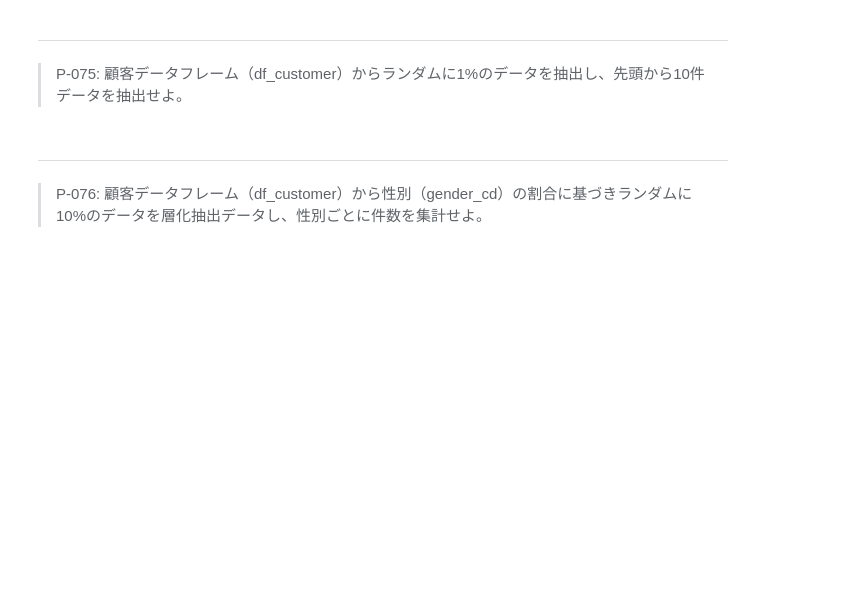
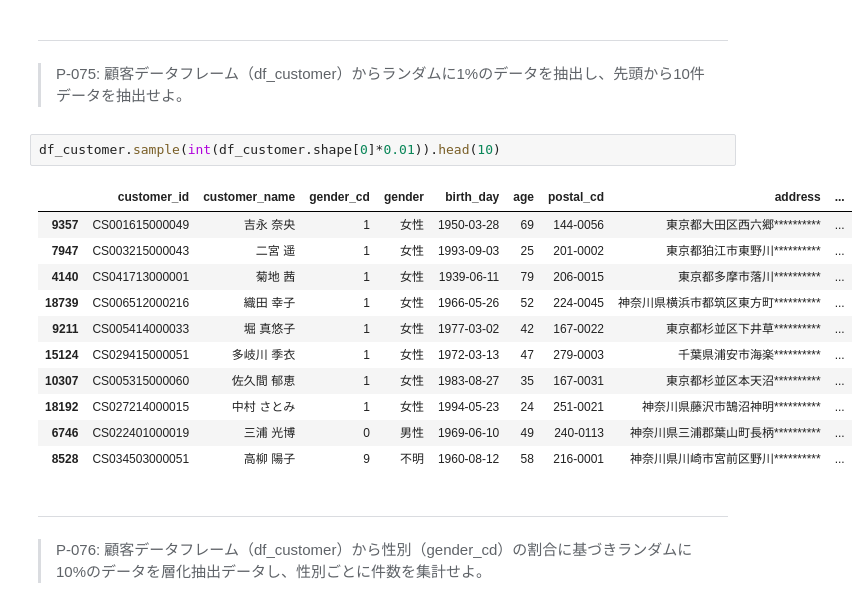
Before and after one commit to steve-kohriyama/100knocks-preprocess_answer_33674883, a Jupyter notebook: preprocess_knock_Python.ipynb, the cells around one changed output. Cells and saved outputs as stored; diff of their text form; blank space fills up the shorter version.

```diff
--- a/preprocess_knock_Python.ipynb
+++ b/preprocess_knock_Python.ipynb
@@ -1556,6 +1613,20 @@ df_071.sort_values('customer_id').head(10)# cheat
 # %% [markdown]
 ---
 > P-075: 顧客データフレーム（df_customer）からランダムに1%のデータを抽出し、先頭から10件データを抽出せよ。
+# %%
+df_customer.sample(int(df_customer.shape[0]*0.01)).head(10)
+# %% [output]
+|  | customer_id | customer_name | gender_cd | gender | birth_day | age | postal_cd | address | ... |
+| 9357 | CS001615000049 | 吉永 奈央 | 1 | 女性 | 1950-03-28 | 69 | 144-0056 | 東京都大田区西六郷********** | ... |
+| 7947 | CS003215000043 | 二宮 遥 | 1 | 女性 | 1993-09-03 | 25 | 201-0002 | 東京都狛江市東野川********** | ... |
+| 4140 | CS041713000001 | 菊地 茜 | 1 | 女性 | 1939-06-11 | 79 | 206-0015 | 東京都多摩市落川********** | ... |
+| 18739 | CS006512000216 | 織田 幸子 | 1 | 女性 | 1966-05-26 | 52 | 224-0045 | 神奈川県横浜市都筑区東方町********** | ... |
+| 9211 | CS005414000033 | 堀 真悠子 | 1 | 女性 | 1977-03-02 | 42 | 167-0022 | 東京都杉並区下井草********** | ... |
+| 15124 | CS029415000051 | 多岐川 季衣 | 1 | 女性 | 1972-03-13 | 47 | 279-0003 | 千葉県浦安市海楽********** | ... |
+| 10307 | CS005315000060 | 佐久間 郁恵 | 1 | 女性 | 1983-08-27 | 35 | 167-0031 | 東京都杉並区本天沼********** | ... |
+| 18192 | CS027214000015 | 中村 さとみ | 1 | 女性 | 1994-05-23 | 24 | 251-0021 | 神奈川県藤沢市鵠沼神明********** | ... |
+| 6746 | CS022401000019 | 三浦 光博 | 0 | 男性 | 1969-06-10 | 49 | 240-0113 | 神奈川県三浦郡葉山町長柄********** | ... |
+| 8528 | CS034503000051 | 高柳 陽子 | 9 | 不明 | 1960-08-12 | 58 | 216-0001 | 神奈川県川崎市宮前区野川********** | ... |
 # %% [markdown]
 ---
 > P-076: 顧客データフレーム（df_customer）から性別（gender_cd）の割合に基づきランダムに10%のデータを層化抽出データし、性別ごとに件数を集計せよ。
```
Also changed, not shown: parts of 30 cells of this notebook.
